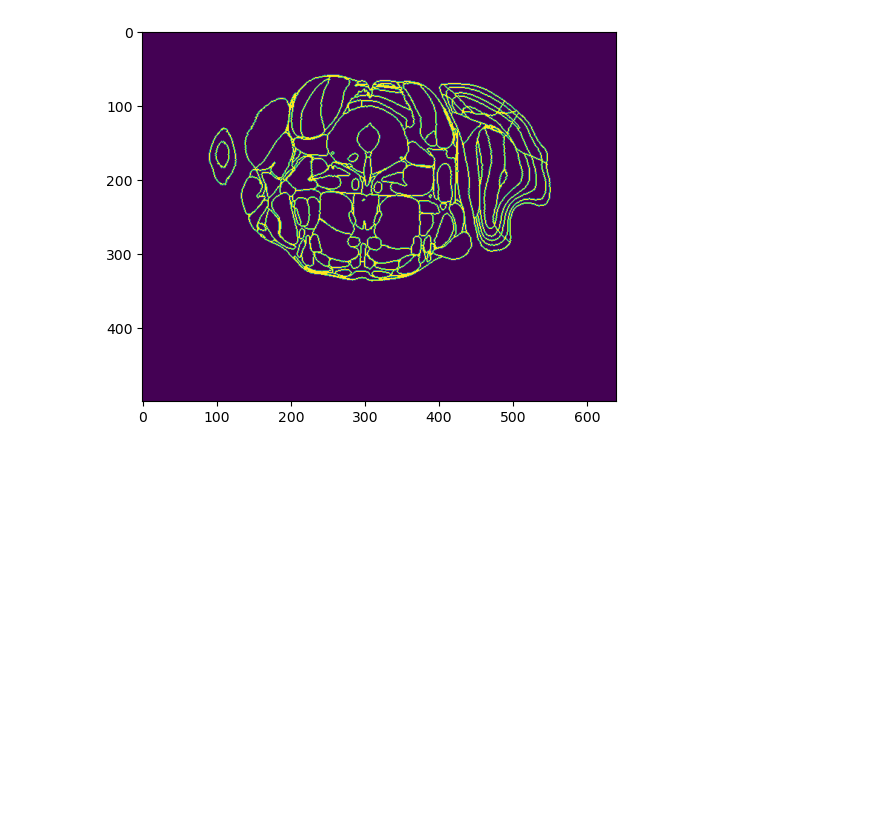
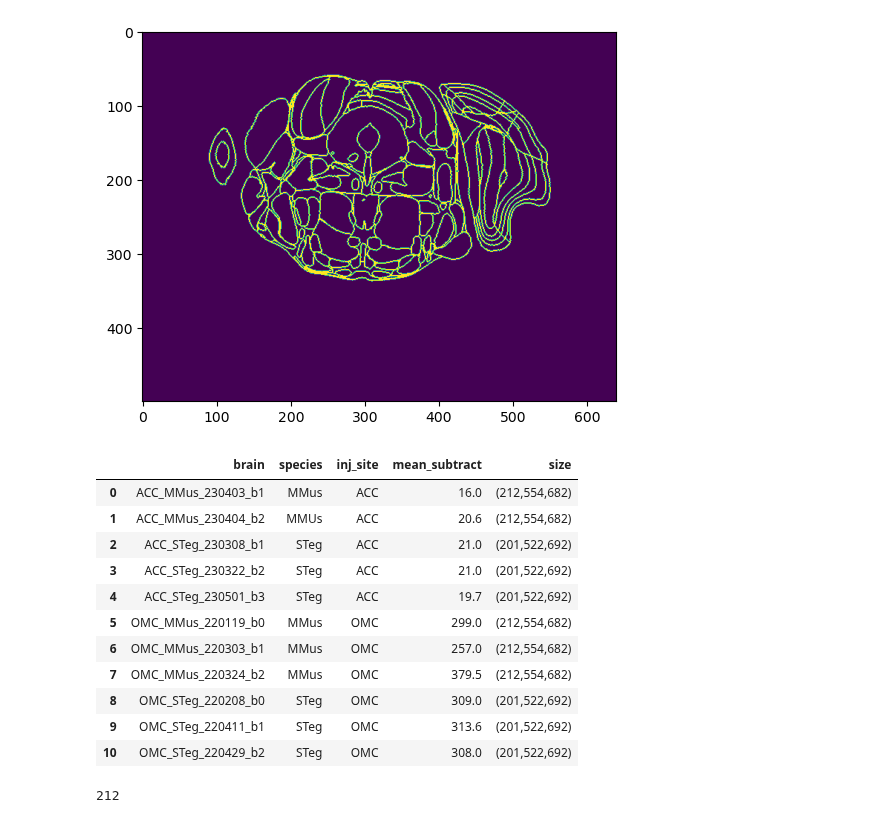
Before and after one commit to eisko/STP_analysis, a Jupyter notebook: test.ipynb, the cells around one changed output. Saved outputs shown, nothing was run; the diff lists cells and outputs as text; code cells hidden in the pictures; blank space fills up the shorter version.

Commit message:
update size as tuple

```diff
--- a/test.ipynb
+++ b/test.ipynb
@@ -220,3 +220,27 @@ plt.imshow(boundaries_scaled)
 # %% [output]
 <matplotlib.image.AxesImage at 0x...>
 [figure]
+# %%
+import pandas as pd
+meta_path="/mnt/labNAS/Emily/STP_for_MAPseq/3_brainreg_output/aligned_file_meta.csv"
+meta_test = pd.read_csv(meta_path, sep=" ")
+meta_test
+# %% [output]
+|  | brain | species | inj_site | mean_subtract | size |
+| 0 | ACC_MMus_230403_b1 | MMus | ACC | 16.0 | (212,554,682) |
+| 1 | ACC_MMus_230404_b2 | MMUs | ACC | 20.6 | (212,554,682) |
+| 2 | ACC_STeg_230308_b1 | STeg | ACC | 21.0 | (201,522,692) |
+| 3 | ACC_STeg_230322_b2 | STeg | ACC | 21.0 | (201,522,692) |
+| 4 | ACC_STeg_230501_b3 | STeg | ACC | 19.7 | (201,522,692) |
+| 5 | OMC_MMus_220119_b0 | MMus | OMC | 299.0 | (212,554,682) |
+| 6 | OMC_MMus_220303_b1 | MMus | OMC | 257.0 | (212,554,682) |
+| 7 | OMC_MMus_220324_b2 | MMus | OMC | 379.5 | (212,554,682) |
+| 8 | OMC_STeg_220208_b0 | STeg | OMC | 309.0 | (201,522,692) |
+| 9 | OMC_STeg_220411_b1 | STeg | OMC | 313.6 | (201,522,692) |
+| 10 | OMC_STeg_220429_b2 | STeg | OMC | 308.0 | (201,522,692) |
+# %%
+size = meta_test.loc[0,"size"]
+size = eval(size)
+size[0]
+# %% [output]
+212
```
Also changed, not shown: 1 other file.
